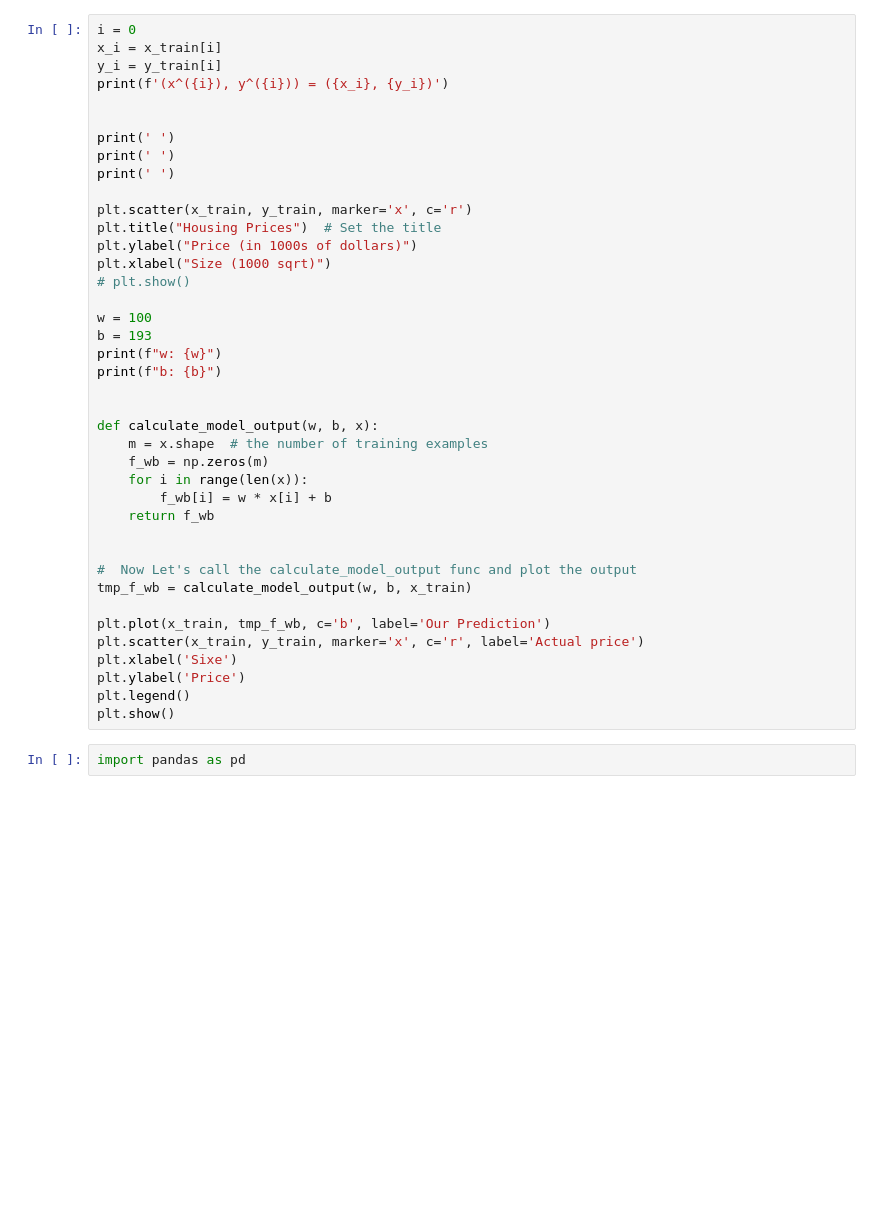
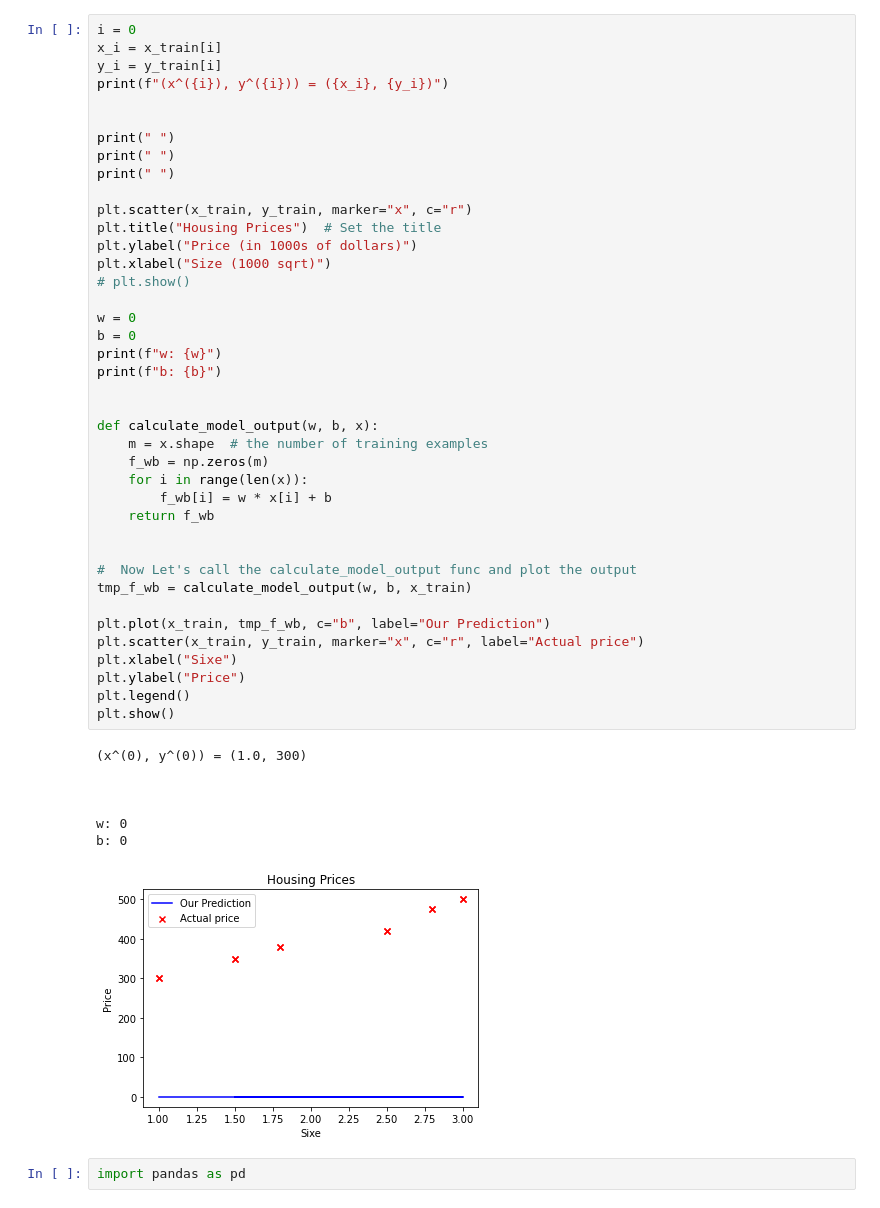
Before and after one commit to KaLiNkA-code/AI_PROJECT, a Jupyter notebook: notebooks/dev.ipynb, the cells around one changed output. Drawn from its saved outputs; the diff is of its cells as text; blank space fills up the shorter version.

```diff
--- a/notebooks/dev.ipynb
+++ b/notebooks/dev.ipynb
@@ -21,43 +26,51 @@ print(' ')
 # %%
 i = 0
 x_i = x_train[i]
 y_i = y_train[i]
-print(f'(x^({i}), y^({i})) = ({x_i}, {y_i})')
+print(f"(x^({i}), y^({i})) = ({x_i}, {y_i})")
 
 
-print(' ')
-print(' ')
-print(' ')
+print(" ")
+print(" ")
+print(" ")
 
-plt.scatter(x_train, y_train, marker='x', c='r')
+plt.scatter(x_train, y_train, marker="x", c="r")
 plt.title("Housing Prices")  # Set the title
 plt.ylabel("Price (in 1000s of dollars)")
 plt.xlabel("Size (1000 sqrt)")
 # plt.show()
 
-w = 100
-b = 193
+w = 0
+b = 0
 print(f"w: {w}")
 print(f"b: {b}")
 
 
 def calculate_model_output(w, b, x):
     m = x.shape  # the number of training examples
     f_wb = np.zeros(m)
     for i in range(len(x)):
         f_wb[i] = w * x[i] + b
     return f_wb
 
 
 #  Now Let's call the calculate_model_output func and plot the output
 tmp_f_wb = calculate_model_output(w, b, x_train)
 
-plt.plot(x_train, tmp_f_wb, c='b', label='Our Prediction')
-plt.scatter(x_train, y_train, marker='x', c='r', label='Actual price')
-plt.xlabel('Sixe')
-plt.ylabel('Price')
+plt.plot(x_train, tmp_f_wb, c="b", label="Our Prediction")
+plt.scatter(x_train, y_train, marker="x", c="r", label="Actual price")
+plt.xlabel("Sixe")
+plt.ylabel("Price")
 plt.legend()
 plt.show()
+# %% [output]
+(x^(0), y^(0)) = (1.0, 300)
+
+
+
+w: 0
+b: 0
+[figure, added]
 # %%
 import pandas as pd
 # %%
```
Also changed, not shown: parts of 13 cells of this notebook, 1 other file.
